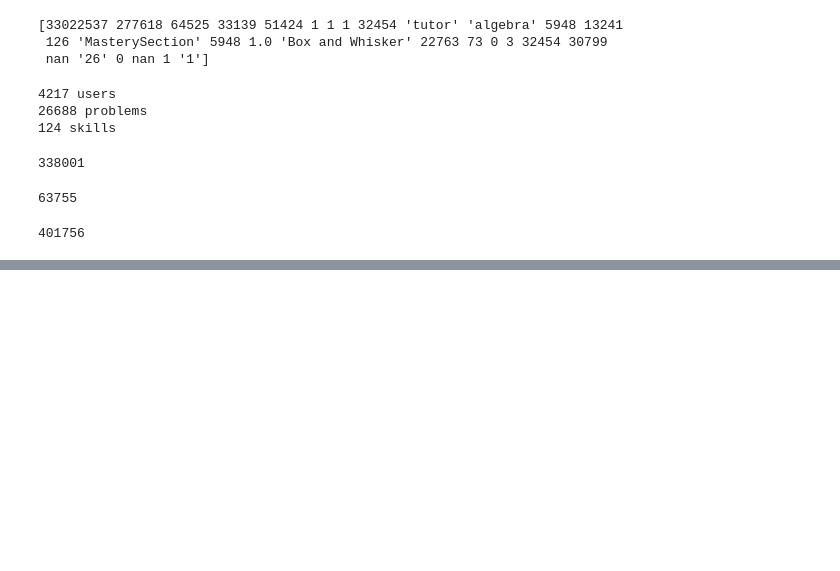
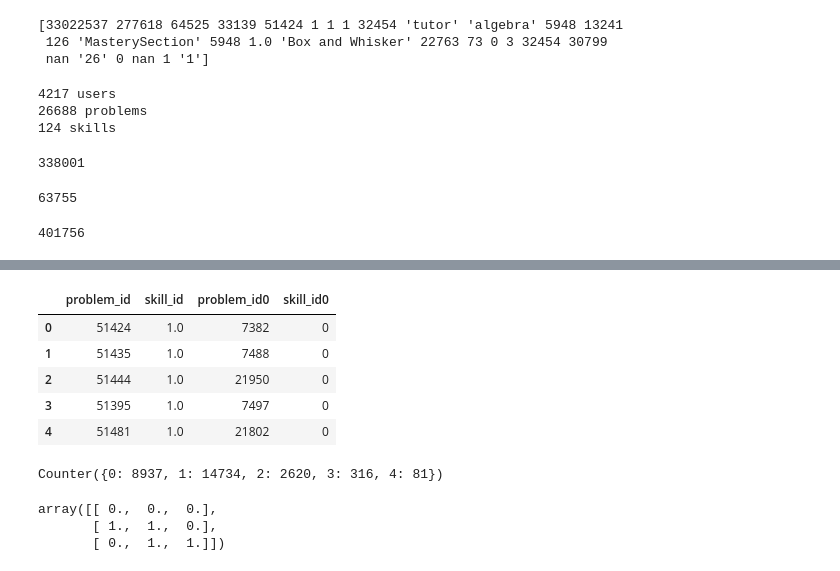
Before and after one commit to jilljenn/TF-recomm, a Jupyter notebook: doc/Assistments from scratch.ipynb, the cells around one changed output, grey strips where cells are left out. Saved outputs shown, nothing was run; the diff lists cells and outputs as text; code cells hidden in the pictures; blank space fills up the shorter version.

```diff
--- a/doc/Assistments from scratch.ipynb
+++ b/doc/Assistments from scratch.ipynb
@@ -220,0 +219,2 @@ len(df)
+# %%
+qmatrix = df[['problem_id', 'skill_id']].drop_duplicates().query('skill_id == skill_id')
@@ -220,0 +232,23 @@ len(df)
+# %%
+def renumber(df, field, encoder=None):
+    if encoder == None:
+        ids = df[field].unique()
+        nb = len(ids)
+        encoder = dict(zip(ids, range(nb)))
+    df[field + '0'] = df[field].map(encoder)
+    return encoder, df
+# %%
+encode_user, data = renumber(data, 'user_id')
+encode_problem, data = renumber(data, 'problem_id')
+# %%
+_, qmatrix = renumber(qmatrix, 'problem_id', encode_problem)
+encode_skill, qmatrix = renumber(qmatrix, 'skill_id')
+# %%
+qmatrix.head()
+# %% [output]
+|  | problem_id | skill_id | problem_id0 | skill_id0 |
+| 0 | 51424 | 1.0 | 7382 | 0 |
+| 1 | 51435 | 1.0 | 7488 | 0 |
+| 2 | 51444 | 1.0 | 21950 | 0 |
+| 3 | 51395 | 1.0 | 7497 | 0 |
+| 4 | 51481 | 1.0 | 21802 | 0 |
@@ -220,0 +264,4 @@ len(df)
+# %%
+Counter(sp_qmatrix.sum(axis=1).A1)
+# %% [output]
+Counter({0: 8937, 1: 14734, 2: 2620, 3: 316, 4: 81})
@@ -220,0 +286,6 @@ len(df)
+# %%
+sp_dummy.toarray()
+# %% [output]
+array([[ 0.,  0.,  0.],
+       [ 1.,  1.,  0.],
+       [ 0.,  1.,  1.]])
```
Also changed, not shown: parts of 28 cells of this notebook, 5 other files.
